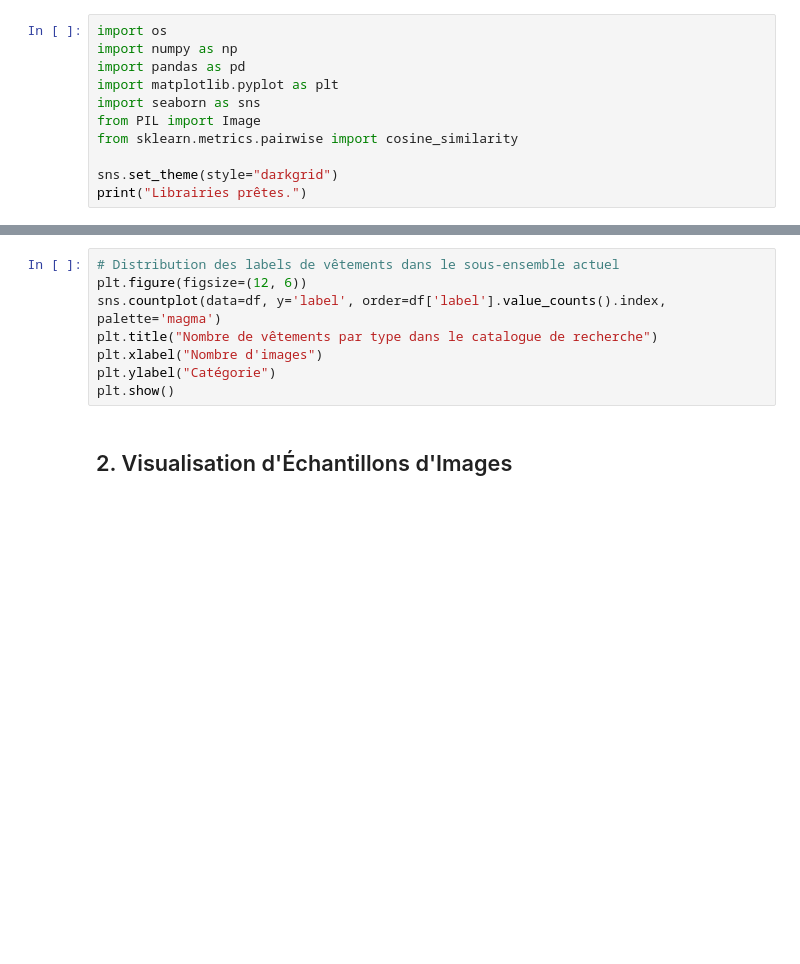
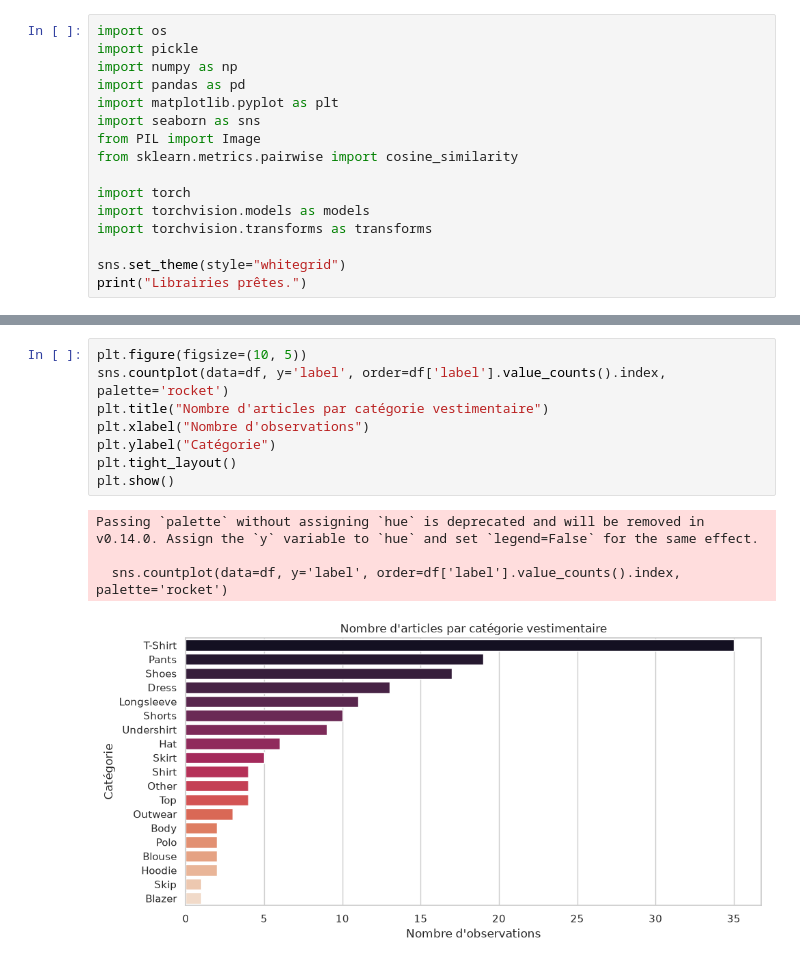
Before and after one commit to neussi/visual_search_engine, a Jupyter notebook: visual_search.ipynb, the cells around one changed output, grey strips where cells are left out. Saved outputs shown, nothing was run; the diff lists cells and outputs as text; blank space fills up the shorter version.

Commit message:
Update notebook, model assets, README and documentation plots without emojis

```diff
--- a/visual_search.ipynb
+++ b/visual_search.ipynb
@@ -5,5 +15,6 @@ Ce notebook documente la création d'un moteur de recherche visuel basé sur la
 # %%
 import os
+import pickle
 import numpy as np
 import pandas as pd
 import matplotlib.pyplot as plt
@@ -11,5 +22,9 @@ import seaborn as sns
 from PIL import Image
 from sklearn.metrics.pairwise import cosine_similarity
 
-sns.set_theme(style="darkgrid")
+import torch
+import torchvision.models as models
+import torchvision.transforms as transforms
+
+sns.set_theme(style="whitegrid")
 print("Librairies prêtes.")
@@ -23,11 +49,14 @@ df.head()
 # %%
-# Distribution des labels de vêtements dans le sous-ensemble actuel
-plt.figure(figsize=(12, 6))
-sns.countplot(data=df, y='label', order=df['label'].value_counts().index, palette='magma')
-plt.title("Nombre de vêtements par type dans le catalogue de recherche")
-plt.xlabel("Nombre d'images")
+plt.figure(figsize=(10, 5))
+sns.countplot(data=df, y='label', order=df['label'].value_counts().index, palette='rocket')
+plt.title("Nombre d'articles par catégorie vestimentaire")
+plt.xlabel("Nombre d'observations")
 plt.ylabel("Catégorie")
+plt.tight_layout()
 plt.show()
+# %% [output]
+Passing `palette` without assigning `hue` is deprecated and will be removed in v0.14.0. Assign the `y` variable to `hue` and set `legend=False` for the same effect.
+
+  sns.countplot(data=df, y='label', order=df['label'].value_counts().index, palette='rocket')
+[figure, added]
-# %% [markdown]
-## 2. Visualisation d'Échantillons d'Images
 # %%
```
Also changed, not shown: parts of 18 cells of this notebook, 9 other files.
